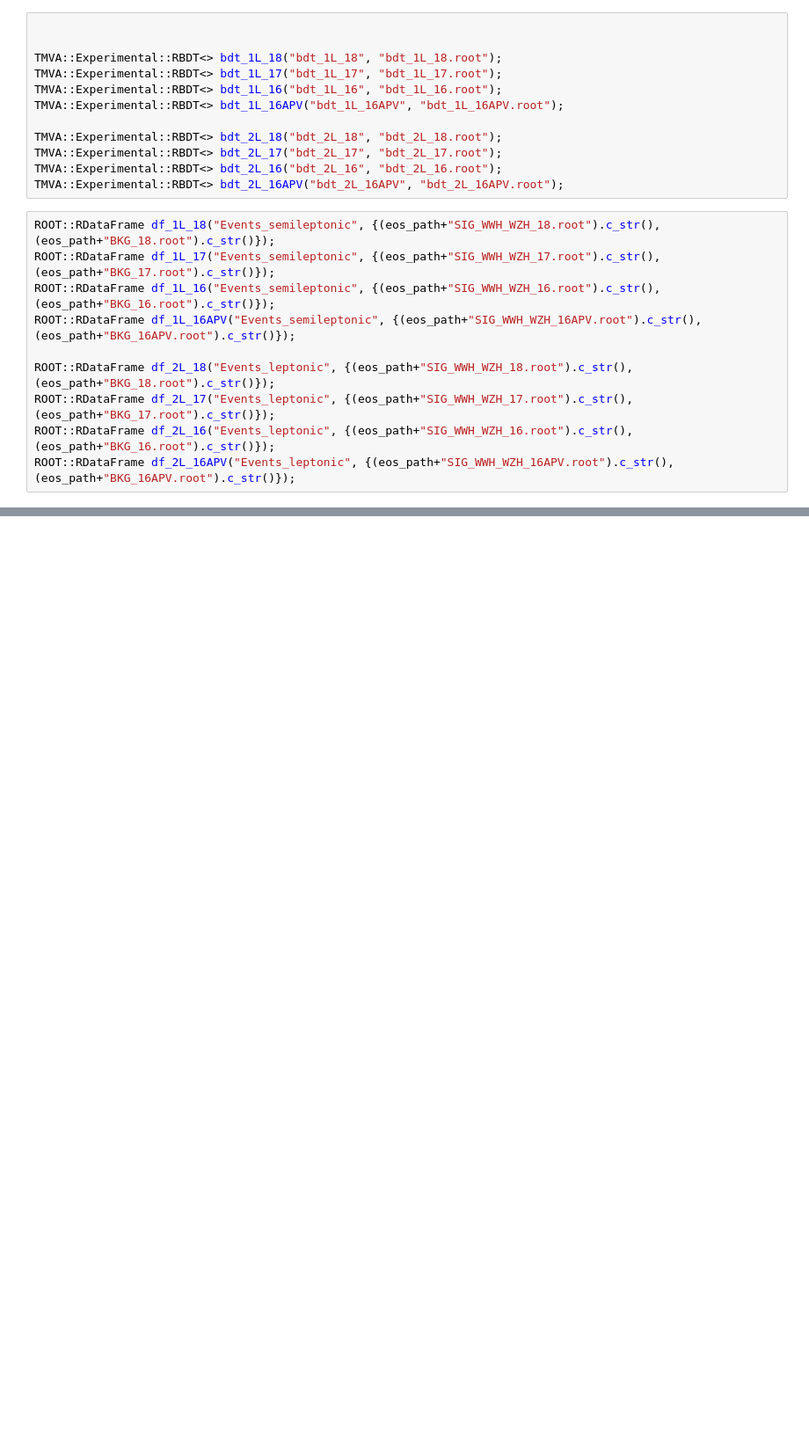
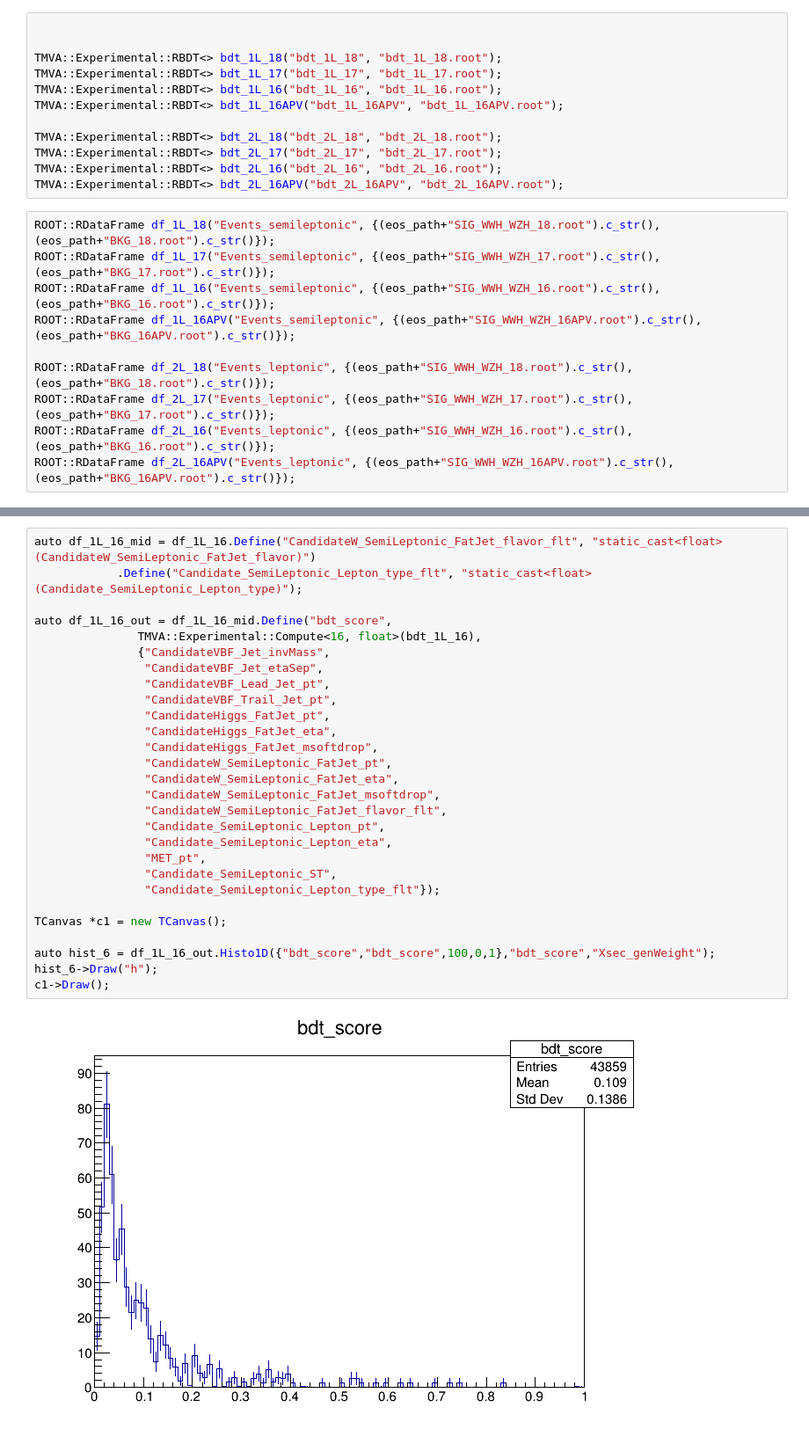
Before and after one commit to lzygala/HVV, a Jupyter notebook: Bdt/Apply_BDT_C++.ipynb, the cells around one changed output, grey strips where cells are left out. Shown: that part at 88% size. Cells and saved outputs as stored; diff of their text form; blank space fills up the shorter version.

```diff
--- a/Bdt/Apply_BDT_C++.ipynb
+++ b/Bdt/Apply_BDT_C++.ipynb
@@ -190,0 +128,30 @@ c1->Draw();
+# %%
+auto df_1L_16_mid = df_1L_16.Define("CandidateW_SemiLeptonic_FatJet_flavor_flt", "static_cast<float>(CandidateW_SemiLeptonic_FatJet_flavor)")
+            .Define("Candidate_SemiLeptonic_Lepton_type_flt", "static_cast<float>(Candidate_SemiLeptonic_Lepton_type)");
+
+auto df_1L_16_out = df_1L_16_mid.Define("bdt_score",
+               TMVA::Experimental::Compute<16, float>(bdt_1L_16),
+               {"CandidateVBF_Jet_invMass",
+                "CandidateVBF_Jet_etaSep",
+                "CandidateVBF_Lead_Jet_pt",
+                "CandidateVBF_Trail_Jet_pt",
+                "CandidateHiggs_FatJet_pt",
+                "CandidateHiggs_FatJet_eta",
+                "CandidateHiggs_FatJet_msoftdrop",
+                "CandidateW_SemiLeptonic_FatJet_pt",
+                "CandidateW_SemiLeptonic_FatJet_eta",
+                "CandidateW_SemiLeptonic_FatJet_msoftdrop",
+                "CandidateW_SemiLeptonic_FatJet_flavor_flt",
+                "Candidate_SemiLeptonic_Lepton_pt",
+                "Candidate_SemiLeptonic_Lepton_eta",
+                "MET_pt",
+                "Candidate_SemiLeptonic_ST",
+                "Candidate_SemiLeptonic_Lepton_type_flt"});
+
+TCanvas *c1 = new TCanvas();
+
+auto hist_6 = df_1L_16_out.Histo1D({"bdt_score","bdt_score",100,0,1},"bdt_score","Xsec_genWeight");
+hist_6->Draw("h");
+c1->Draw();
+# %% [output]
+[figure, added]
```
Also changed, not shown: parts of 17 cells of this notebook.
